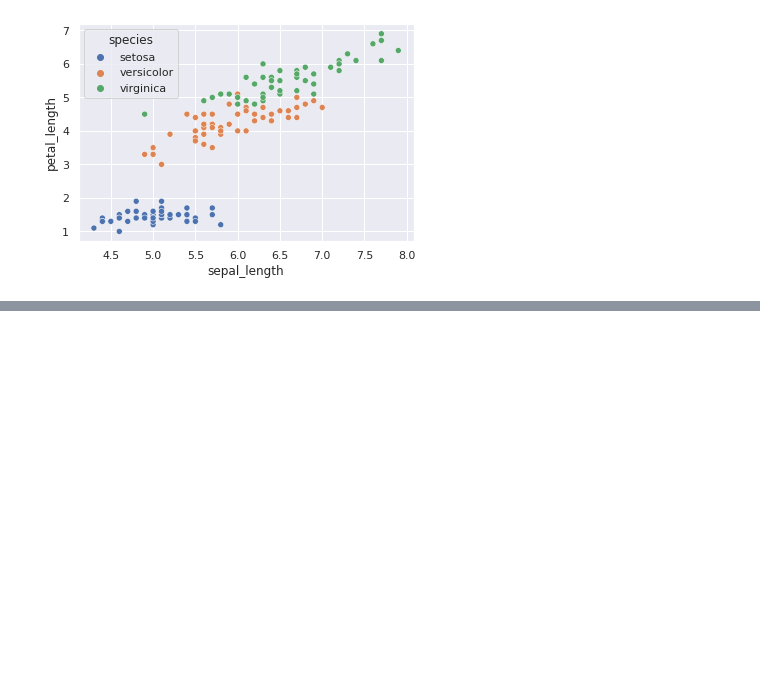
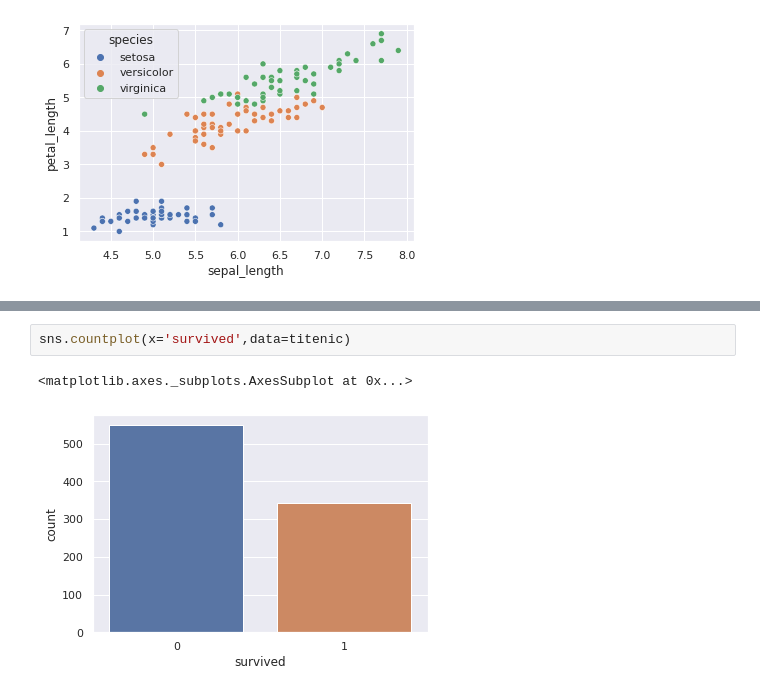
Before and after one commit to abhishekmishraai/python, a Jupyter notebook: Seaborn.ipynb, the cells around one changed output, grey strips where cells are left out. Saved outputs shown, nothing was run; the diff lists cells and outputs as text; blank space fills up the shorter version.

```diff
--- a/Seaborn.ipynb
+++ b/Seaborn.ipynb
@@ -55,0 +84,5 @@ sns.scatterplot(data= iris,x='sepal_length',y='petal_length',hue='species')
+# %%
+sns.countplot(x='survived',data=titenic)
+# %% [output]
+<matplotlib.axes._subplots.AxesSubplot at 0x...>
+[figure, added]
```
Also changed, not shown: parts of 20 cells of this notebook.
